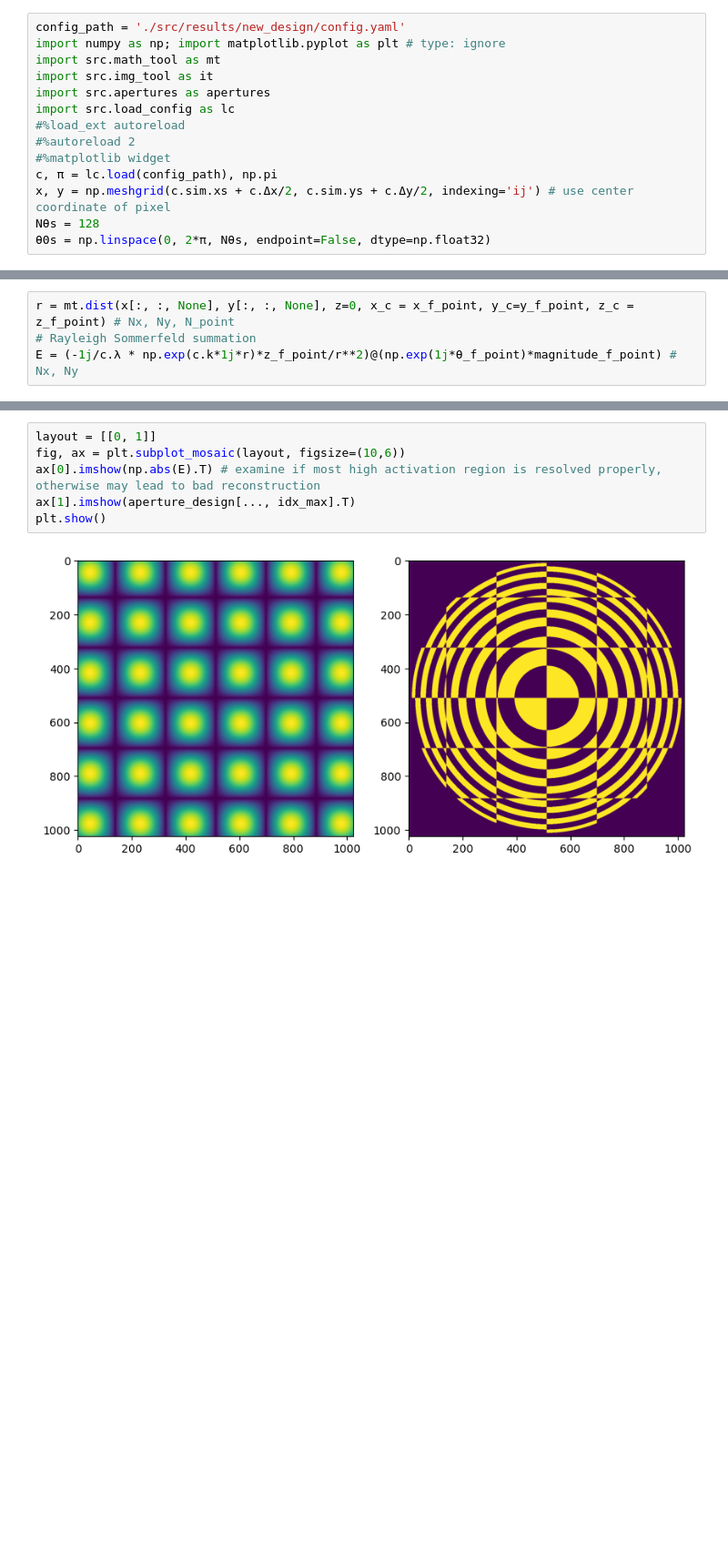
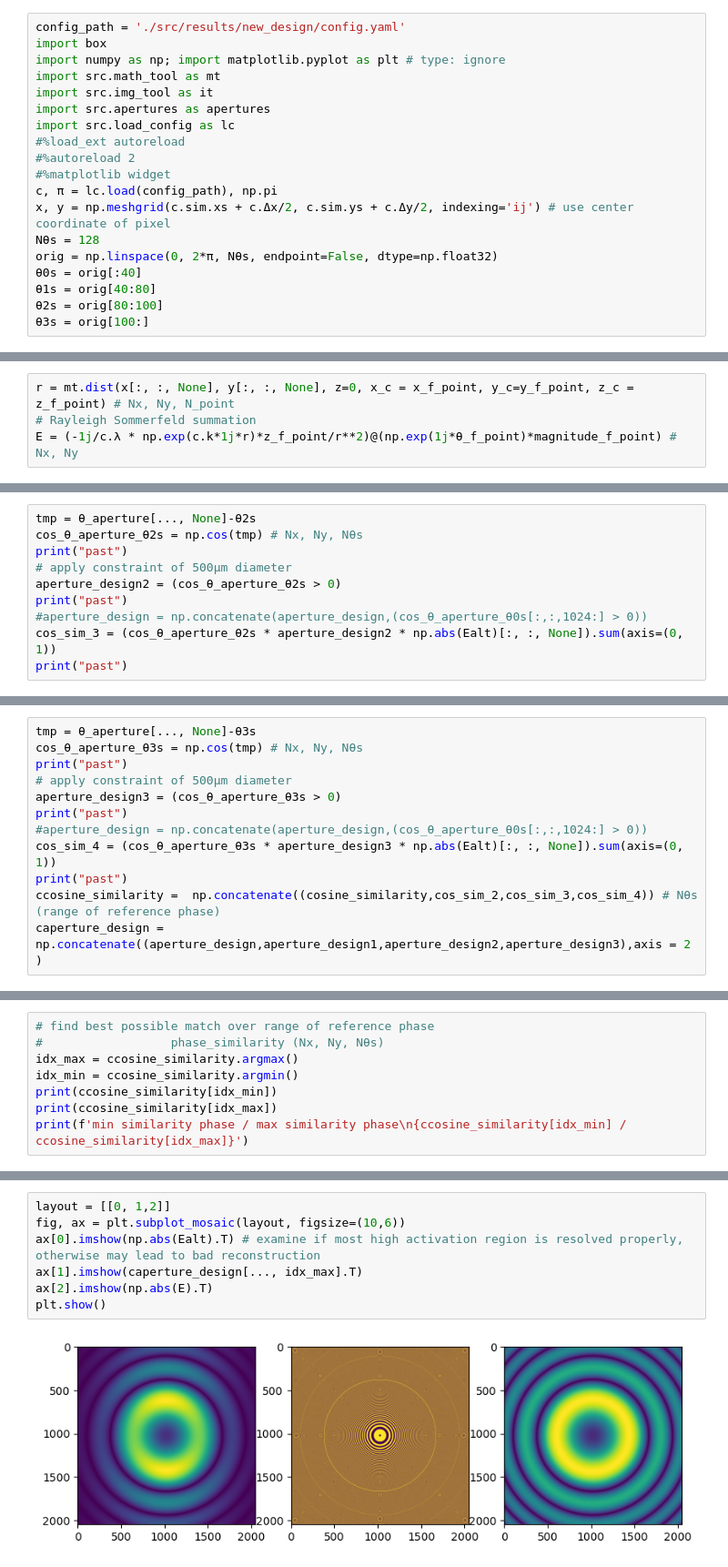
Before and after one commit to Dujxjxd4176/ASM_optics, a Jupyter notebook: create_aperture.ipynb, the cells around one changed output, grey strips where cells are left out. Shown at 91% size. Drawn from its saved outputs; the diff is of its cells as text; blank space fills up the shorter version.

```diff
--- a/create_aperture.ipynb
+++ b/create_aperture.ipynb
@@ -1,5 +1,6 @@
 # %%
 config_path = './src/results/new_design/config.yaml'
+import box
 import numpy as np; import matplotlib.pyplot as plt # type: ignore
 import src.math_tool as mt
 import src.img_tool as it
@@ -11,4 +12,8 @@ import src.load_config as lc
 c, π = lc.load(config_path), np.pi
 x, y = np.meshgrid(c.sim.xs + c.Δx/2, c.sim.ys + c.Δy/2, indexing='ij') # use center coordinate of pixel
 Nθs = 128
-θ0s = np.linspace(0, 2*π, Nθs, endpoint=False, dtype=np.float32)
+orig = np.linspace(0, 2*π, Nθs, endpoint=False, dtype=np.float32)
+θ0s = orig[:40]
+θ1s = orig[40:80]
+θ2s = orig[80:100]
+θ3s = orig[100:]
@@ -46,0 +88,10 @@ min similarity phase / max similarity phase
+# %%
+tmp = θ_aperture[..., None]-θ2s
+cos_θ_aperture_θ2s = np.cos(tmp) # Nx, Ny, Nθs
+print("past")
+# apply constraint of 500μm diameter
+aperture_design2 = (cos_θ_aperture_θ2s > 0)
+print("past")
+#aperture_design = np.concatenate(aperture_design,(cos_θ_aperture_θ0s[:,:,1024:] > 0))
+cos_sim_3 = (cos_θ_aperture_θ2s * aperture_design2 * np.abs(Ealt)[:, :, None]).sum(axis=(0, 1))
+print("past")
@@ -46,0 +102,12 @@ min similarity phase / max similarity phase
+# %%
+tmp = θ_aperture[..., None]-θ3s
+cos_θ_aperture_θ3s = np.cos(tmp) # Nx, Ny, Nθs
+print("past")
+# apply constraint of 500μm diameter
+aperture_design3 = (cos_θ_aperture_θ3s > 0)
+print("past")
+#aperture_design = np.concatenate(aperture_design,(cos_θ_aperture_θ0s[:,:,1024:] > 0))
+cos_sim_4 = (cos_θ_aperture_θ3s * aperture_design3 * np.abs(Ealt)[:, :, None]).sum(axis=(0, 1))
+print("past")
+ccosine_similarity =  np.concatenate((cosine_similarity,cos_sim_2,cos_sim_3,cos_sim_4)) # Nθs (range of reference phase)
+caperture_design = np.concatenate((aperture_design,aperture_design1,aperture_design2,aperture_design3),axis = 2 )
@@ -46,0 +118,8 @@ min similarity phase / max similarity phase
+# %%
+# find best possible match over range of reference phase
+#                  phase_similarity (Nx, Ny, Nθs)
+idx_max = ccosine_similarity.argmax()
+idx_min = ccosine_similarity.argmin()
+print(ccosine_similarity[idx_min])
+print(ccosine_similarity[idx_max])
+print(f'min similarity phase / max similarity phase\n{ccosine_similarity[idx_min] / ccosine_similarity[idx_max]}')
@@ -47,9 +131,10 @@ min similarity phase / max similarity phase
 # %%
-layout = [[0, 1]]
+layout = [[0, 1,2]]
 fig, ax = plt.subplot_mosaic(layout, figsize=(10,6))
-ax[0].imshow(np.abs(E).T) # examine if most high activation region is resolved properly, otherwise may lead to bad reconstruction
-ax[1].imshow(aperture_design[..., idx_max].T)
+ax[0].imshow(np.abs(Ealt).T) # examine if most high activation region is resolved properly, otherwise may lead to bad reconstruction
+ax[1].imshow(caperture_design[..., idx_max].T)
+ax[2].imshow(np.abs(E).T)
 plt.show()
 # %% [output]
-[figure, old version]
+[figure, new version]
 # %%
```
Also changed, not shown: parts of 10 cells of this notebook, 26 other files.
